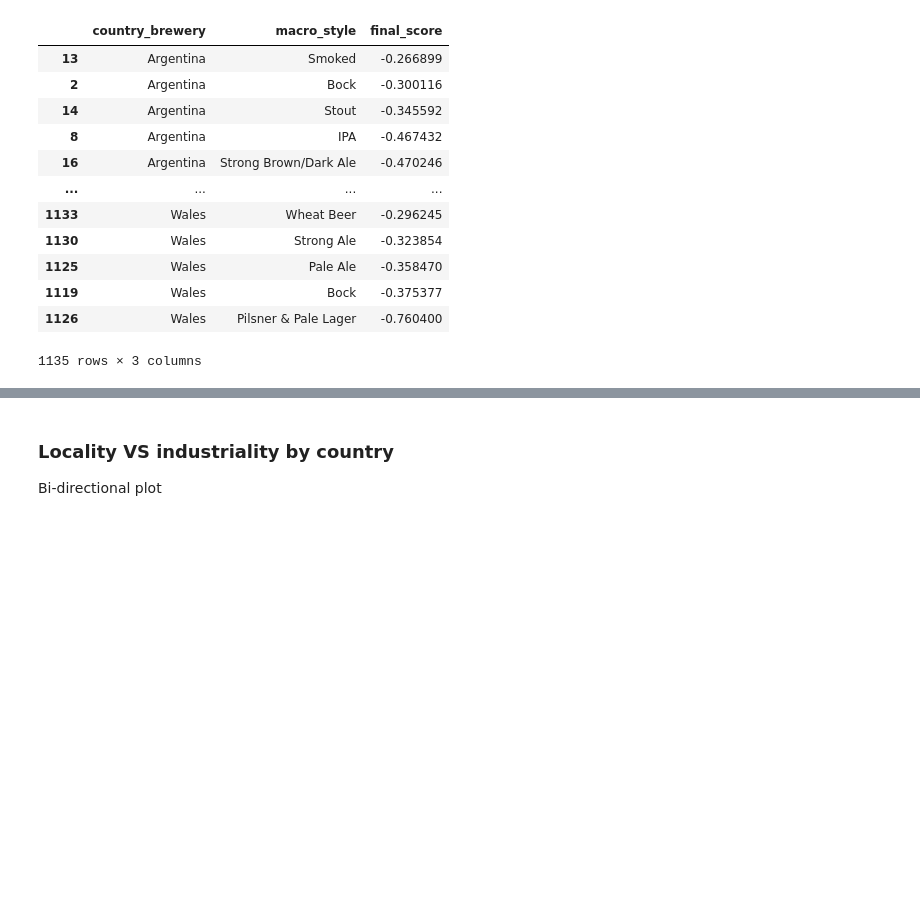
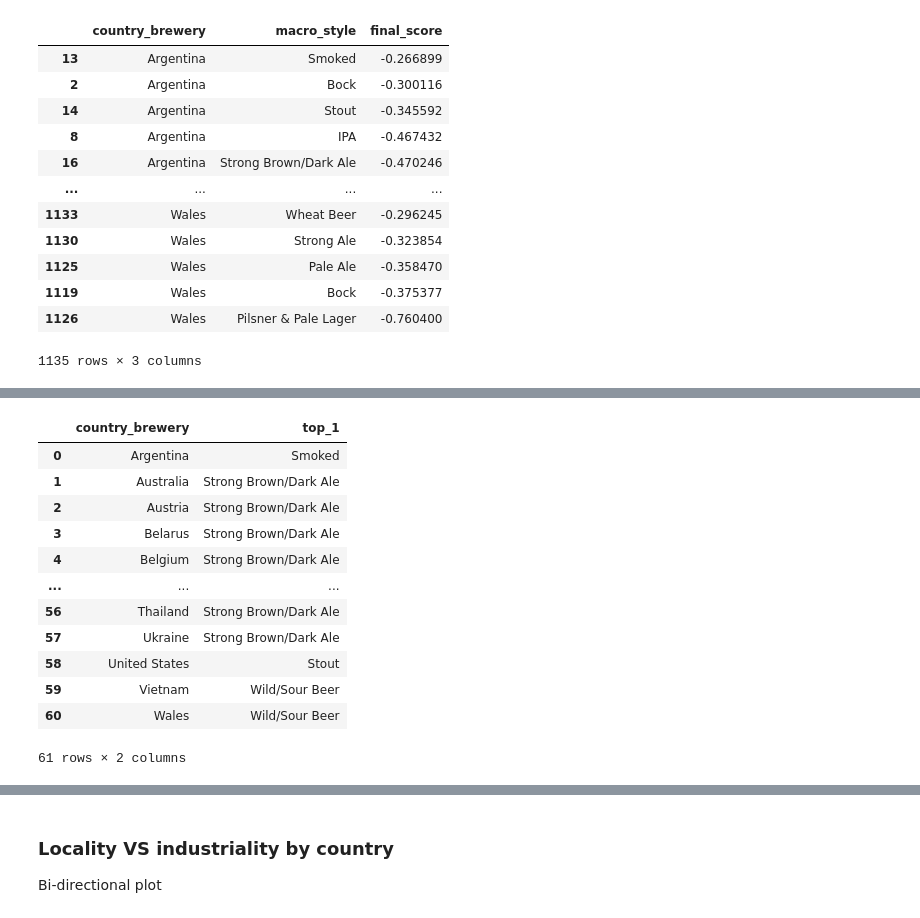
Before and after one commit to epfl-ada/ada-2023-project-adacadabra2023, a Jupyter notebook: notebooks/Milestone3_FINAL.ipynb, the cells around one changed output, grey strips where cells are left out. Saved outputs shown, nothing was run; the diff lists cells and outputs as text; code cells hidden in the pictures; blank space fills up the shorter version.

```diff
--- a/notebooks/Milestone3_FINAL.ipynb
+++ b/notebooks/Milestone3_FINAL.ipynb
@@ -380,0 +401,19 @@ weighted_scores
+# %%
+top_beers = pd.DataFrame(gigi.idxmax(axis = 1), columns=['top_1'])
+top_beers = top_beers.reset_index()
+top_beers = top_beers.rename(columns = {'index':'country_brewery'})
+top_beers
+# %% [output]
+|  | country_brewery | top_1 |
+| 0 | Argentina | Smoked |
+| 1 | Australia | Strong Brown/Dark Ale |
+| 2 | Austria | Strong Brown/Dark Ale |
+| 3 | Belarus | Strong Brown/Dark Ale |
+| 4 | Belgium | Strong Brown/Dark Ale |
+| ... | ... | ... |
+| 56 | Thailand | Strong Brown/Dark Ale |
+| 57 | Ukraine | Strong Brown/Dark Ale |
+| 58 | United States | Stout |
+| 59 | Vietnam | Wild/Sour Beer |
+| 60 | Wales | Wild/Sour Beer |
+61 rows × 2 columns
```
Also changed, not shown: parts of 6 cells of this notebook.
